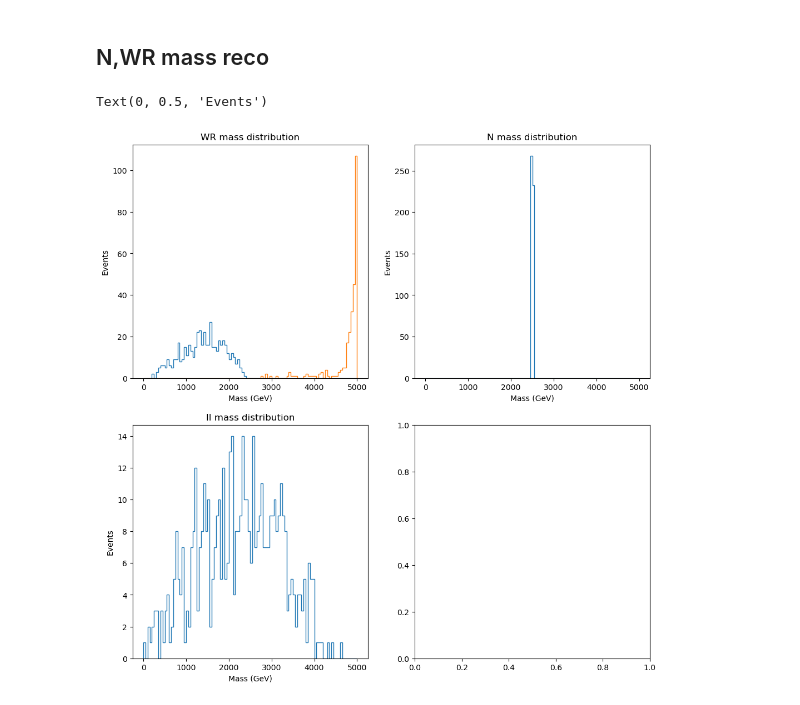
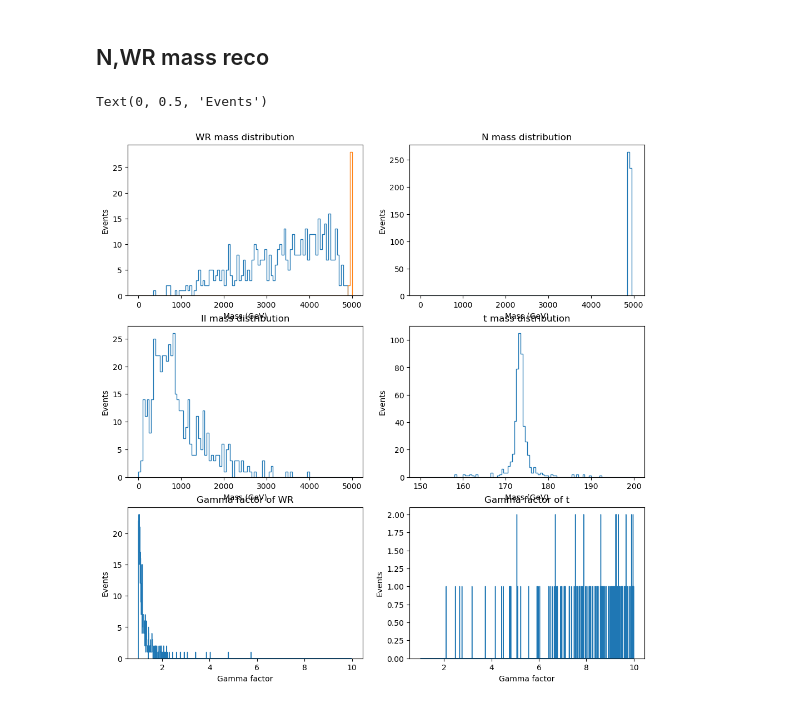
Before and after one commit to HEPchihwan/LRSM_tb_channel, a Jupyter notebook: SAMPLEPRODUCTION/using matrix/LHEreco.ipynb, the cells around one changed output. Cells and saved outputs as stored; diff of their text form; code cells hidden in the pictures.

```diff
--- a/SAMPLEPRODUCTION/using matrix/LHEreco.ipynb
+++ b/SAMPLEPRODUCTION/using matrix/LHEreco.ipynb
@@ -234,7 +234,7 @@ import numpy as np
 import matplotlib.pyplot as plt
 import awkward as ak
 
-sample = "/data6/Users/snuintern1/LRSM_tb_channel/SAMPLEPRODUCTION/WRtoNMutoMuMuTB-HadTop_MWR-5000_MN-2500_13p6TeV/Run3Summer22NanoAODv12_WRtoNMutoMuMuTB-HadTop_MWR-5000_MN-2500_13p6TeV_1.root"
+sample = "/data6/Users/snuintern1/LRSM_tb_channel/SAMPLEPRODUCTION/WRtoNMutoMuMuTB-HadTop_MWR-5000_MN-4900_13p6TeV/Run3Summer22NanoAODv12_WRtoNMutoMuMuTB-HadTop_MWR-5000_MN-4900_13p6TeV_1.root"
 file = uproot.open(sample)
 events = file["Events"]
 keys = events.keys()
@@ -277,32 +277,49 @@ quark_mass = lhe_mass[quark_mask]
 
 # N mass reco
 
 quark1 =vector.array({"pt": quark_pt[:, 0], "eta": quark_eta[:, 0], "phi": quark_phi[:, 0], "mass": quark_mass[:, 0]})
 quark2 = vector.array({"pt": quark_pt[:, 1], "eta": quark_eta[:, 1], "phi": quark_phi[:, 1], "mass": quark_mass[:, 1]})
 bottom1 = vector.array({"pt": bottom_pt[:, 0], "eta": bottom_eta[:, 0], "phi": bottom_phi[:, 0], "mass": bottom_mass[:, 0]})
 bottom2 = vector.array({"pt": bottom_pt[:, 1], "eta": bottom_eta[:, 1], "phi": bottom_phi[:, 1], "mass": bottom_mass[:, 1]})
 muon1 = vector.array({"pt": muon_pt[:, 0], "eta": muon_eta[:, 0], "phi": muon_phi[:, 0], "mass": muon_mass[:, 0]})
 muon2 = vector.array({"pt": muon_pt[:, 1], "eta": muon_eta[:, 1], "phi": muon_phi[:, 1], "mass": muon_mass[:, 1]})
 
 m_N = (quark1 + quark2 + bottom1 + bottom2 + muon1).mass
 m_WR = (muon1 + muon2 + quark1 + quark2 + bottom1 + bottom2).mass
 m_offWR = (quark1 + quark2 + bottom1 + bottom2).mass
+E_offWR = (quark1 + quark2 + bottom1 + bottom2).E
 m_ll = (muon1 + muon2).mass
+m_t = (bottom1+ quark1 + quark2).mass
+E_t = (bottom1 + quark1 + quark2).E
+gamma_offWR = E_offWR / m_offWR
+gamma_t = E_t / m_t
 
-fig, axs = plt.subplots(2, 2, figsize=(12, 12))
+fig, axs = plt.subplots(3, 2, figsize=(12, 12))
 axs[0,1].hist(ak.to_numpy(m_N), bins=100, range=(0, 5000), histtype='step', label='N mass')
 axs[0,1].set_title('N mass distribution')
 axs[0,1].set_xlabel('Mass (GeV)')
 axs[0,1].set_ylabel('Events')
 axs[0,0].hist(ak.to_numpy(m_offWR), bins=100, range=(0, 5000), histtype='step', label='second off-shell WR mass')
 axs[0,0].hist(ak.to_numpy(m_WR), bins=100, range=(0, 5000), histtype='step', label='WR mass')
 axs[0,0].set_title('WR mass distribution')
 axs[0,0].set_xlabel('Mass (GeV)')
 axs[0,0].set_ylabel('Events')
 axs[1,0].hist(ak.to_numpy(m_ll), bins=100, range=(0, 5000), histtype='step', label='ll mass')
 axs[1,0].set_title('ll mass distribution')
 axs[1,0].set_xlabel('Mass (GeV)')
 axs[1,0].set_ylabel('Events')
+axs[1,1].hist(ak.to_numpy(m_t), bins=100, range=(150, 200), histtype='step', label='t mass')
+axs[1,1].set_title('t mass distribution')
+axs[1,1].set_xlabel('Mass (GeV)')
+axs[1,1].set_ylabel('Events')
+axs[2,0].hist(ak.to_numpy(gamma_offWR), bins=1000, range=(1, 10), histtype='step', label='Gamma factor of WR')
+axs[2,0].set_title('Gamma factor of WR')
+axs[2,0].set_xlabel('Gamma factor')
+axs[2,0].set_ylabel('Events')
+axs[2,1].hist(ak.to_numpy(gamma_t), bins=1000, range=(1, 10), histtype='step', label='Gamma factor of t')
+axs[2,1].set_title('Gamma factor of t')
+axs[2,1].set_xlabel('Gamma factor')
+axs[2,1].set_ylabel('Events')
 # %% [output]
 Text(0, 0.5, 'Events')
-[figure, old version]
+[figure, new version]
```
Also changed, not shown: 2 other files.
